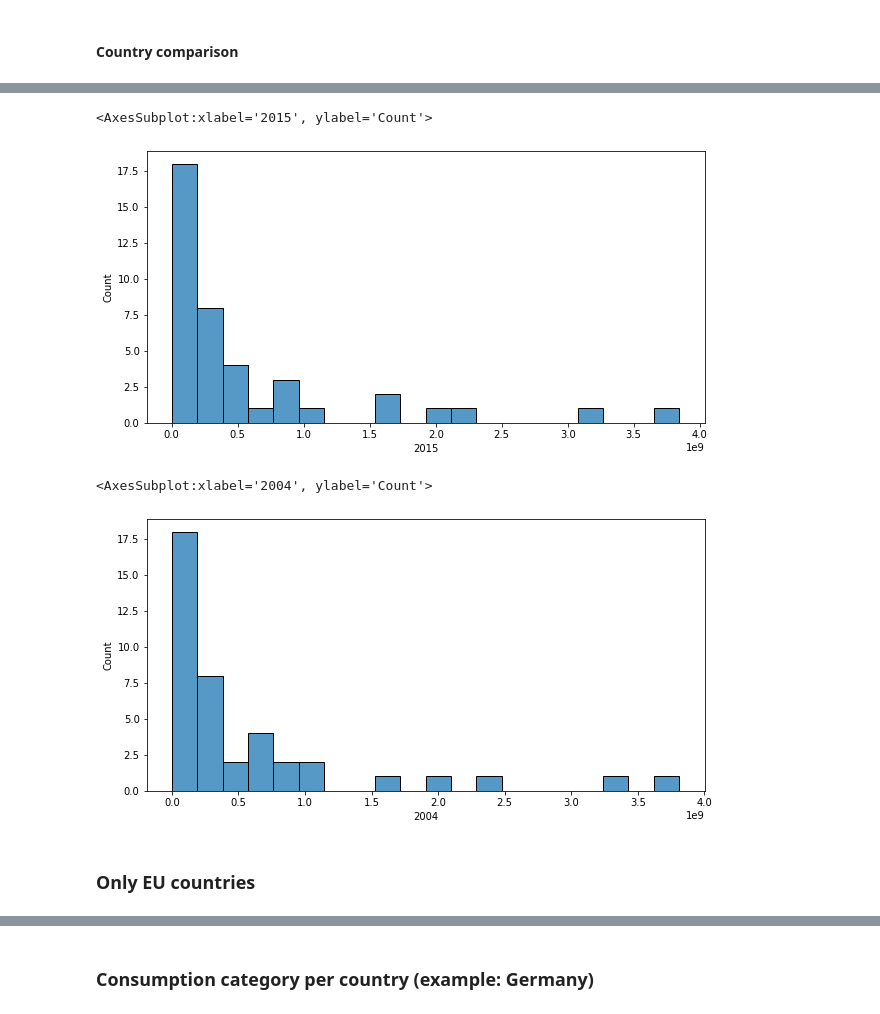
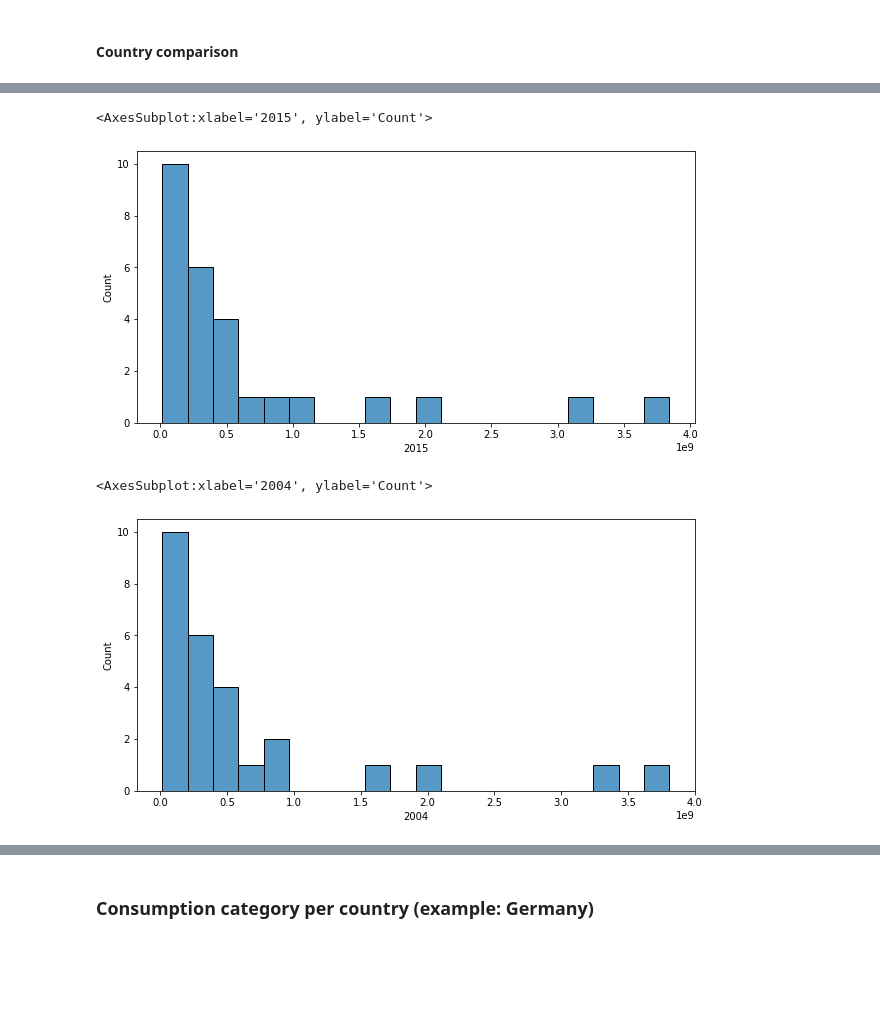
Before and after one commit to SinanSeyhan/green-electricity-project, a Jupyter notebook: notebooks/armin_data_analysis_consumption.ipynb, the cells around one changed output, grey strips where cells are left out. Cells and saved outputs as stored; diff of their text form; code cells hidden in the pictures; blank space fills up the shorter version.

```diff
--- a/notebooks/armin_data_analysis_consumption.ipynb
+++ b/notebooks/armin_data_analysis_consumption.ipynb
@@ -347,6 +289,6 @@ consumption_df_float_complete_only_eu_countries
 # %% [markdown]
 #### Country comparison
 # %%
-consumption_df_country_sums = consumption_df_float_complete_only_countries.groupby('Alpha_2_code').sum()
+consumption_df_country_sums = consumption_df_float_complete.groupby('Alpha_2_code').sum()
 consumption_df_country_sums
 # %% [output]
@@ -415 +314,3 @@ consumption_df_sums_only_countries
+# %%
+consumption_df_country_sums.reset_index(inplace=True)
 # %%
@@ -423,4 +324,4 @@ sns.heatmap(consumption_df_sums_only_countries.loc[:, '1990':'2020'], yticklabel
 # %%
-consumption_df_sums_only_countries.set_index('Alpha_2_code').T.plot(figsize=(20,15))
+consumption_df_country_sums.set_index('Alpha_2_code').T.plot(figsize=(20,15))
 # %% [output]
 <AxesSubplot:>
@@ -428,14 +329,12 @@ consumption_df_sums_only_countries.set_index('Alpha_2_code').T.plot(figsize=(20,
 # %%
 fig, ax = plt.subplots(figsize=(10,5))
-sns.histplot(consumption_df_sums_only_countries.set_index('Alpha_2_code')['2015'], bins=20)
+sns.histplot(consumption_df_country_sums.set_index('Alpha_2_code')['2015'], bins=20)
 # %% [output]
 <AxesSubplot:xlabel='2015', ylabel='Count'>
-[figure, old version]
+[figure, new version]
 # %%
 fig, ax = plt.subplots(figsize=(10,5))
-sns.histplot(consumption_df_sums_only_countries.set_index('Alpha_2_code')['2004'], bins=20)
+sns.histplot(consumption_df_country_sums.set_index('Alpha_2_code')['2004'], bins=20)
 # %% [output]
 <AxesSubplot:xlabel='2004', ylabel='Count'>
-[figure, old version]
+[figure, new version]
-# %% [markdown]
-### Only EU countries
```
Also changed, not shown: parts of 97 cells of this notebook.
